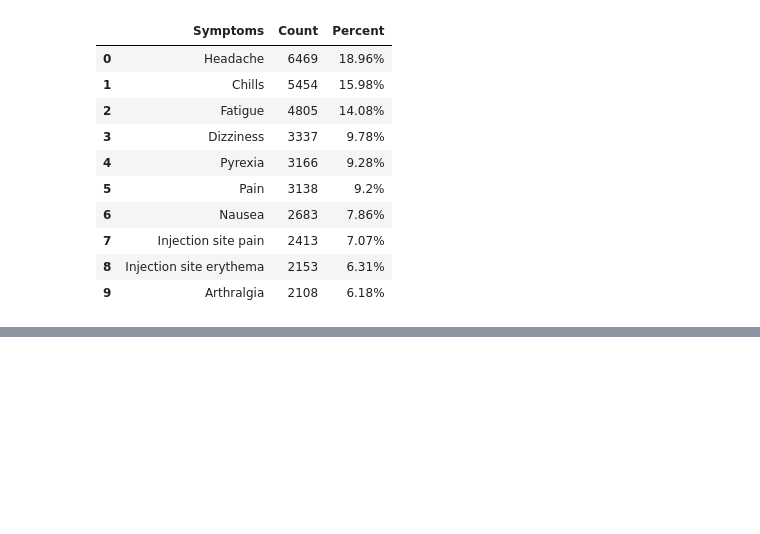
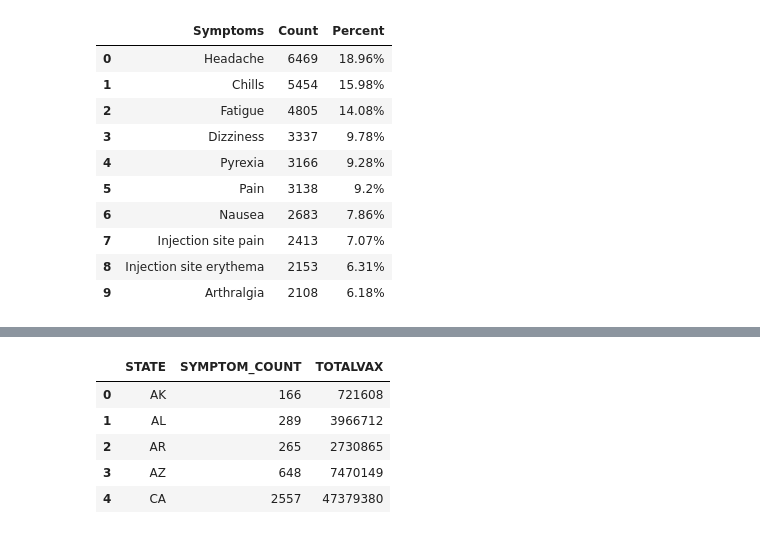
Before and after one commit to verocastillo/vae-watcher, a Jupyter notebook: machine-learning/linear-analysis.ipynb, the cells around one changed output, grey strips where cells are left out. Drawn from its saved outputs; the diff is of its cells as text; code cells hidden in the pictures; blank space fills up the shorter version.

```diff
--- a/machine-learning/linear-analysis.ipynb
+++ b/machine-learning/linear-analysis.ipynb
@@ -348,0 +382,18 @@ top10df
+# %%
+# Get vaccination numbers
+vacc = vacc.drop([4,9,13,15,27,54,60])
+vaxlist = []
+statelist = vacc["STATE"].to_list()
+for i in range(len(r)):
+    stateab = r[i]["state"]
+    vaxlist.append(r[i]["actuals"]["vaccinesAdministered"])
+vacc["TOTALVAX"] = vaxlist
+vacc = vacc.reset_index(drop=True)
+vacc.head()
+# %% [output]
+|  | STATE | SYMPTOM_COUNT | TOTALVAX |
+| 0 | AK | 166 | 721608 |
+| 1 | AL | 289 | 3966712 |
+| 2 | AR | 265 | 2730865 |
+| 3 | AZ | 648 | 7470149 |
+| 4 | CA | 2557 | 47379380 |
```
Also changed, not shown: parts of 11 cells of this notebook.
